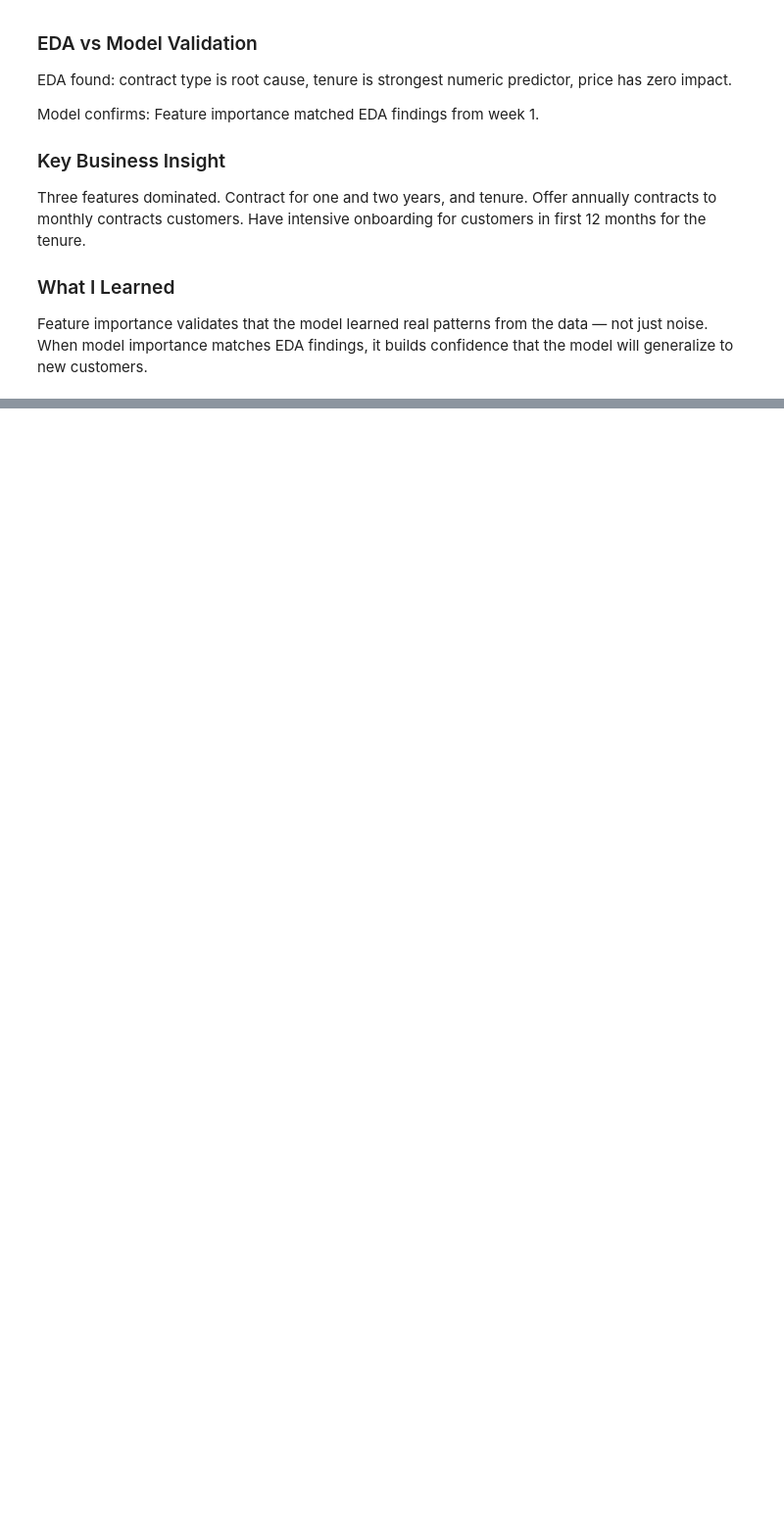
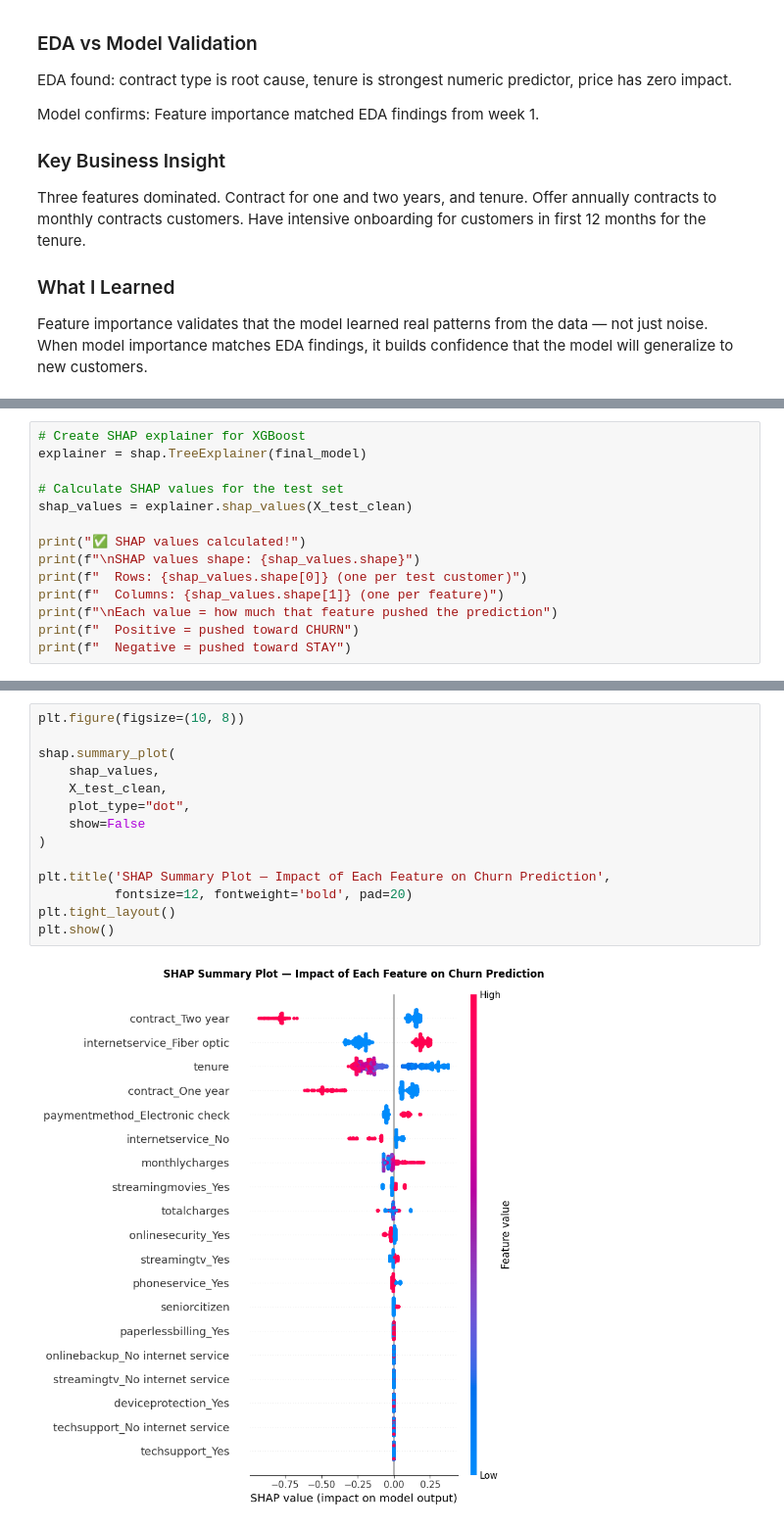
Before and after one commit to alexis-aquino/customer-churner, a Jupyter notebook: notebooks/02_modeling.ipynb, the cells around one changed output, grey strips where cells are left out. Shown at 98% size. Cells and saved outputs as stored; diff of their text form; blank space fills up the shorter version.

Commit message:
Days 19-21 Complete: Final model, SHAP values, Week 3 summary

```diff
--- a/notebooks/02_modeling.ipynb
+++ b/notebooks/02_modeling.ipynb
@@ -2121,0 +2571,14 @@ customers.
+# %%
+# Create SHAP explainer for XGBoost
+explainer = shap.TreeExplainer(final_model)
+
+# Calculate SHAP values for the test set
+shap_values = explainer.shap_values(X_test_clean)
+
+print("✅ SHAP values calculated!")
+print(f"\nSHAP values shape: {shap_values.shape}")
+print(f"  Rows: {shap_values.shape[0]} (one per test customer)")
+print(f"  Columns: {shap_values.shape[1]} (one per feature)")
+print(f"\nEach value = how much that feature pushed the prediction")
+print(f"  Positive = pushed toward CHURN")
+print(f"  Negative = pushed toward STAY")
@@ -2121,0 +2595,16 @@ customers.
+# %%
+plt.figure(figsize=(10, 8))
+
+shap.summary_plot(
+    shap_values,
+    X_test_clean,
+    plot_type="dot",
+    show=False
+)
+
+plt.title('SHAP Summary Plot — Impact of Each Feature on Churn Prediction',
+          fontsize=12, fontweight='bold', pad=20)
+plt.tight_layout()
+plt.show()
+# %% [output]
+[figure, added]
```
Also changed, not shown: parts of 18 cells of this notebook, 3 other files.
